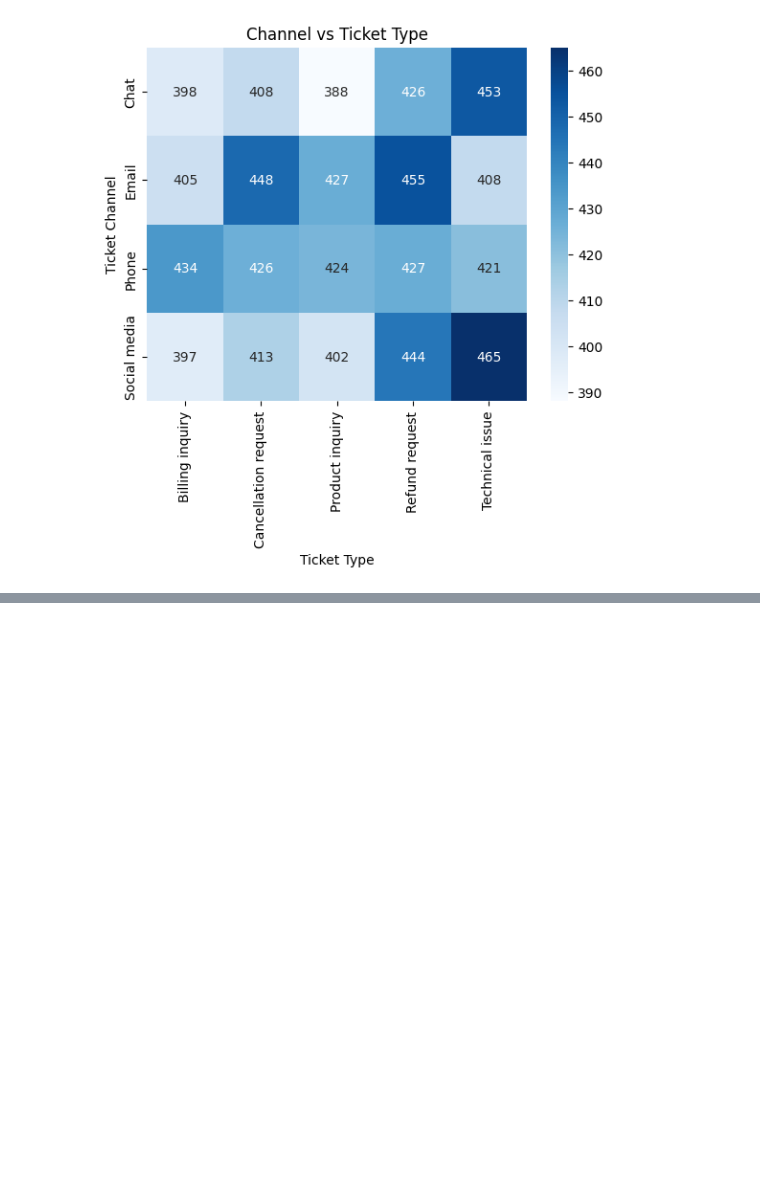
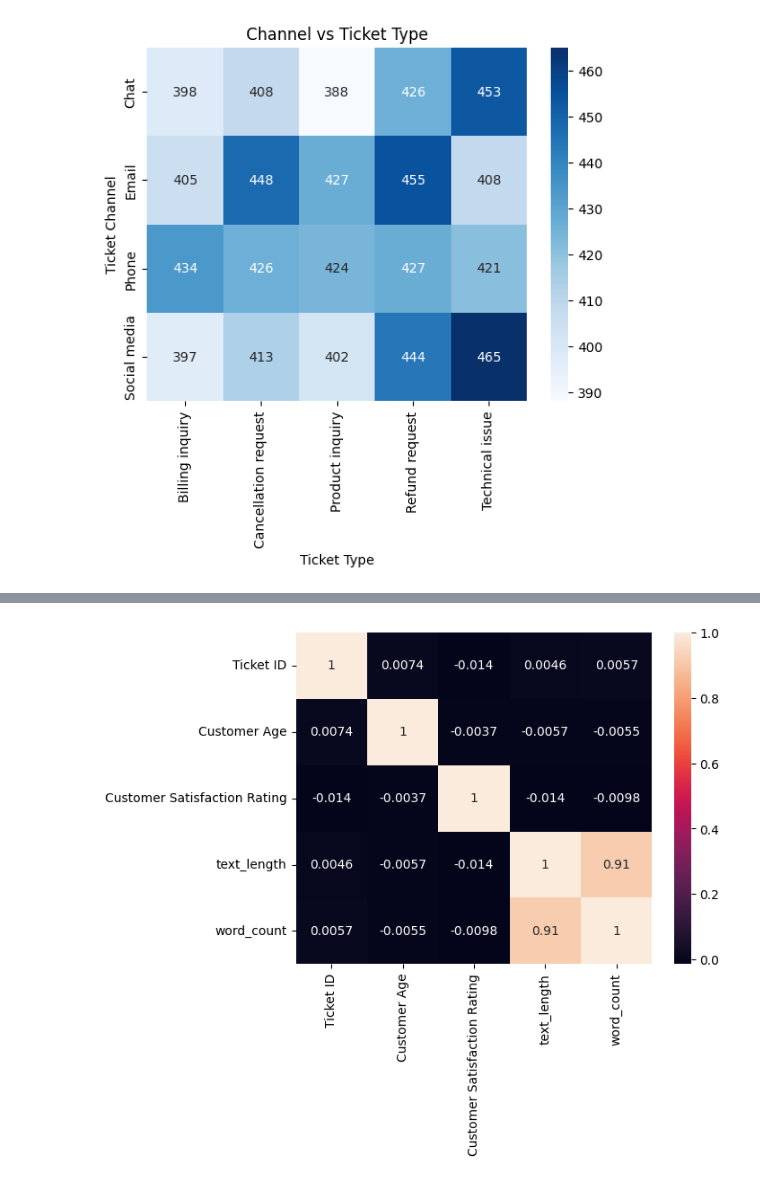
Before and after one commit to abdul-razzaq-au/AI-Powered-Customer-Support-Intelligence-Platform, a Jupyter notebook: notebooks/eda.ipynb, the cells around one changed output, grey strips where cells are left out. Saved outputs shown, nothing was run; the diff lists cells and outputs as text; code cells hidden in the pictures; blank space fills up the shorter version.

```diff
--- a/notebooks/eda.ipynb
+++ b/notebooks/eda.ipynb
@@ -143,0 +202,7 @@ plt.show()
+# %%
+numeric_df = df.select_dtypes(include='number')
+
+sns.heatmap(numeric_df.corr(), annot=True)
+plt.show()
+# %% [output]
+[figure, added]
```
Also changed, not shown: parts of 14 cells of this notebook, 1 other file.
